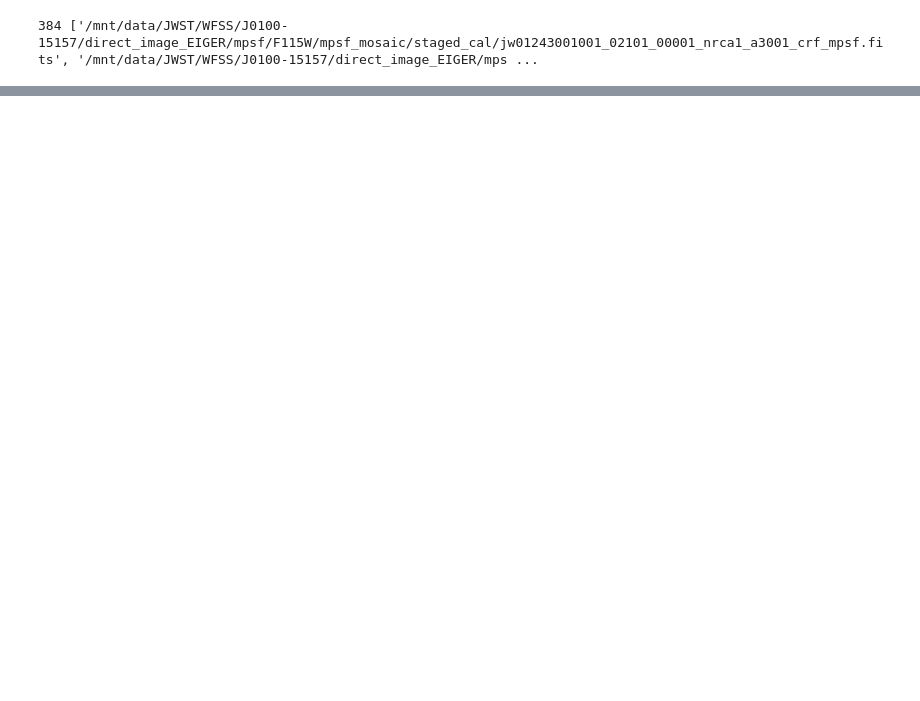
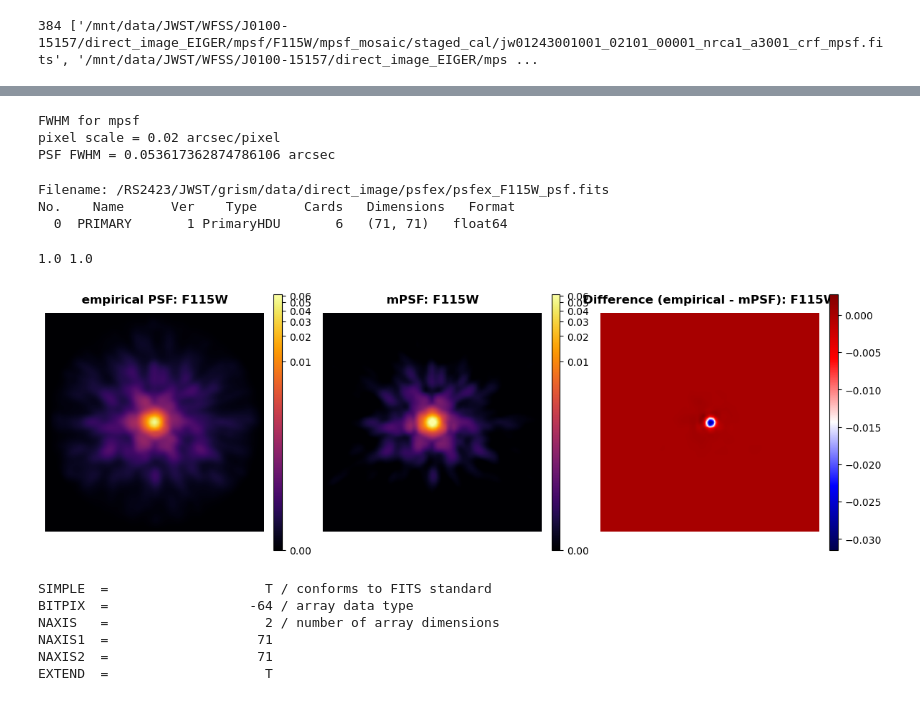
Before and after one commit to LilyHanZhang/mopsf, a Jupyter notebook: run_mpsf.ipynb, the cells around one changed output, grey strips where cells are left out. Drawn from its saved outputs; the diff is of its cells as text; code cells hidden in the pictures; blank space fills up the shorter version.

```diff
--- a/run_mpsf.ipynb
+++ b/run_mpsf.ipynb
@@ -359,0 +528,73 @@ print("\nDone.")
+# %%
+pixel_scale = hdr['PIXELSC']
+print(f"FWHM for mpsf")
+print(f"pixel scale = {pixel_scale} arcsec/pixel")
+fwhm_mpsf = fit_fwhm(mpsf)[0] * pixel_scale
+print(f"PSF FWHM = {fwhm_mpsf} arcsec")
+# %% [output]
+FWHM for mpsf
+pixel scale = 0.02 arcsec/pixel
+PSF FWHM = 0.053617362874786106 arcsec
+# %%
+from psfr.util import oversampled2regular
+with fits.open("/RS2423/JWST/grism/data/direct_image/psfex/" + "psfex_"+FILTER+"_psf.fits") as hdul:
+    hdul.info()
+    psf_data = hdul[0].data
+    hdr = hdul[0].header
+# %% [output]
+Filename: /RS2423/JWST/grism/data/direct_image/psfex/psfex_F115W_psf.fits
+No.    Name      Ver    Type      Cards   Dimensions   Format
+  0  PRIMARY       1 PrimaryHDU       6   (71, 71)   float64
+# %%
+print(np.sum(psf_data),np.sum(mpsf))
+# %% [output]
+1.0 1.0
+# %%
+import matplotlib.pyplot as plt
+from astropy.visualization import simple_norm
+from matplotlib.colors import TwoSlopeNorm,SymLogNorm
+fig, axs = plt.subplots(1, 3, figsize=(12, 4))
+norm_psf = simple_norm(psf_data, stretch='log')
+norm_diff = simple_norm(psf_data - mpsf, stretch='linear')  # Better for difference
+
+# Subplot 1 - empirical PSF
+im1 = axs[0].imshow(psf_data, cmap='inferno', norm=norm_psf, interpolation='gaussian', origin='lower')
+axs[0].set_title(f"empirical PSF: {FILTER}", fontsize=12, fontweight='bold', pad=10)
+axs[0].axis('off')
+cbar1 = plt.colorbar(im1, ax=axs[0], fraction=0.046, pad=0.04, aspect=30)
+cbar1.ax.tick_params(labelsize=10)
+
+# Subplot 2 - mPSF
+im2 = axs[1].imshow(mpsf, cmap='inferno', norm=norm_psf, interpolation='gaussian', origin='lower')
+axs[1].set_title(f"mPSF: {FILTER}", fontsize=12, fontweight='bold', pad=10)
+axs[1].axis('off')
+cbar2 = plt.colorbar(im2, ax=axs[1], fraction=0.046, pad=0.04, aspect=30)
+cbar2.ax.tick_params(labelsize=10)
+
+# Subplot 2 - Difference (PSFEx - PSF)
+#diff = psf_data - mpsf
+#vmax = max(np.abs(diff).max(), 1e-10)
+#linthresh = max(0.01 * vmax, 1e-8)
+#im3 = axs[2].imshow(diff, cmap='RdBu_r',
+#                    norm=SymLogNorm(linthresh=linthresh, linscale=0.5,
+#                                    vmin=-vmax, vmax=vmax),
+#                    interpolation='gaussian', origin='lower')
+im3 = axs[2].imshow(psf_data-mpsf, cmap='seismic', norm=norm_diff, interpolation='gaussian', origin='lower')
+axs[2].set_title(f"Difference (empirical - mPSF): {FILTER}", fontsize=12, fontweight='bold', pad=10)
+axs[2].axis('off')
+cbar3 = plt.colorbar(im3, ax=axs[2], fraction=0.046, pad=0.04, aspect=30)
+cbar3.ax.tick_params(labelsize=10)
+
+plt.tight_layout()
+plt.show()
+# %% [output]
+[figure, added]
+# %%
+hdr
+# %% [output]
+SIMPLE  =                    T / conforms to FITS standard
+BITPIX  =                  -64 / array data type
+NAXIS   =                    2 / number of array dimensions
+NAXIS1  =                   71
+NAXIS2  =                   71
+EXTEND  =                    T
```
Also changed, not shown: parts of 16 cells of this notebook, 5 other files.
